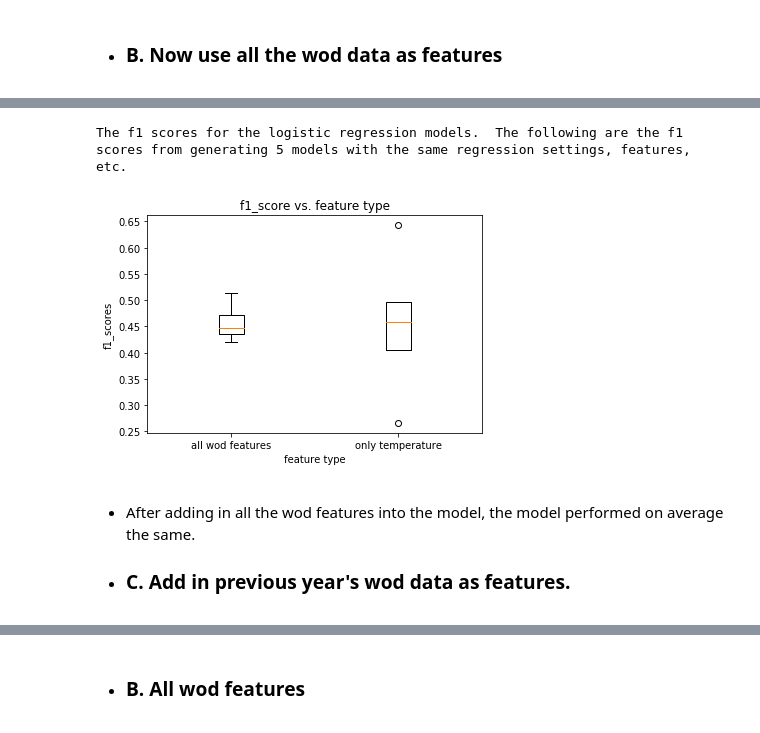
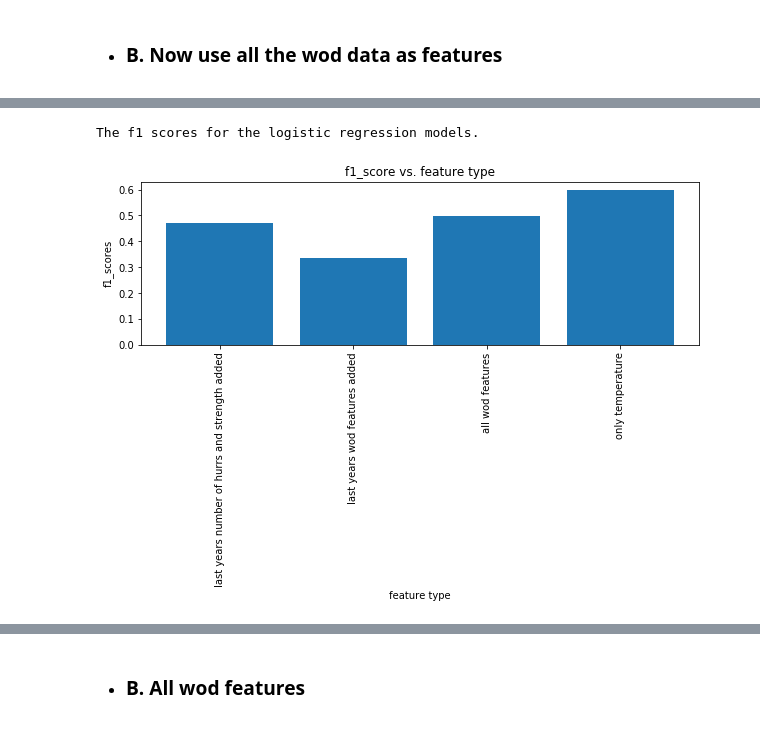
Before and after one commit to chill7627/Predicting-Hurricane-Season-Impacts, a Jupyter notebook: IPYNBs/hurricanes_machine_learning.ipynb, the cells around one changed output, grey strips where cells are left out. Saved outputs shown, nothing was run; the diff lists cells and outputs as text; code cells hidden in the pictures.

```diff
--- a/IPYNBs/hurricanes_machine_learning.ipynb
+++ b/IPYNBs/hurricanes_machine_learning.ipynb
@@ -303,0 +265,24 @@ avg f1 is 0.45751517103616984, avg C is 18172.588.
+# %%
+#add in the feature to the data and drop first row as it won't have a last year's data field
+wod_last_yr_hurr = wod_last_yr.copy()
+hurr_yr = hurr_year.copy()
+hurr_yr.index = hurr_yr.index.year
+hurricanes = hurr_yr.name
+strengths.index = strengths.index.year
+
+for year in range(1961,2013):
+    wod_last_yr_hurr.loc[year,'last_yr_hurr']=hurricanes[year-1]
+    wod_last_yr_hurr.loc[year,'last_yr_str']=strengths[year-1]
+
+X_last_hurr = np.array(wod_last_yr_hurr.iloc[1:,:].reset_index(drop=True))
+
+#run logreg model
+lr_hurr_last_hurr, f1_hurr_last_hurr, C_hurr_last_hurr = clf_mod_test(pipeline = pipeline_lr, data=X_last_hurr,
+                                                                                target=y_hurr[1:],
+                                                              params=params_lr,rand_iters=10000,
+                                                              class_labels=hurr_labels, split_test_size=.3, cv_folds=3)
+
+coeffs = lr_hurr_last_hurr.best_estimator_.named_steps['logistic_regression'].coef_
+print('The model coefficients are no impact:{}, moderate:{}, severe:{}.'.format(coeffs[0],coeffs[1],coeffs[2]))
+
+print()
@@ -304,15 +306,14 @@ avg f1 is 0.45751517103616984, avg C is 18172.588.
 # %%
-print('The f1 scores for the logistic regression models.  The following are the f1 scores from generating 5 models with the same regression settings, features, etc.')
-plt.boxplot([f1_hurr_wod, f1_hurr_temp], labels=['all wod features','only temperature'])
+print('The f1 scores for the logistic regression models.')
+plt.figure(figsize = (10,3))
+plt.bar(x=range(4), height=[f1_hurr_last_hurr,f1_hurr_last, f1_hurr_wod, f1_hurr_temp],
+            tick_label=['last years number of hurrs and strength added','last years wod features added','all wod features','only temperature'])
 plt.title('f1_score vs. feature type')
 plt.ylabel('f1_scores')
 plt.xlabel('feature type')
+plt.xticks(rotation=90)
 
 plt.show()
 # %% [output]
-The f1 scores for the logistic regression models.  The following are the f1 scores from generating 5 models with the same regression settings, features, etc.
+The f1 scores for the logistic regression models.
-[figure, old version]
+[figure, new version]
-# %% [markdown]
-* After adding in all the wod features into the model, the model performed on average the same.
-
-* ### C. Add in previous year's wod data as features.
```
Also changed, not shown: parts of 45 cells of this notebook.
